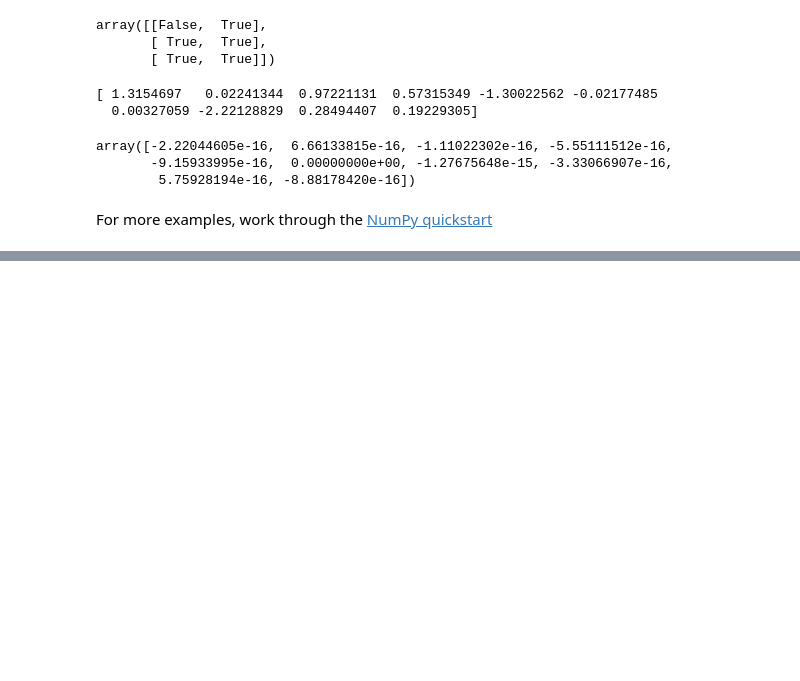
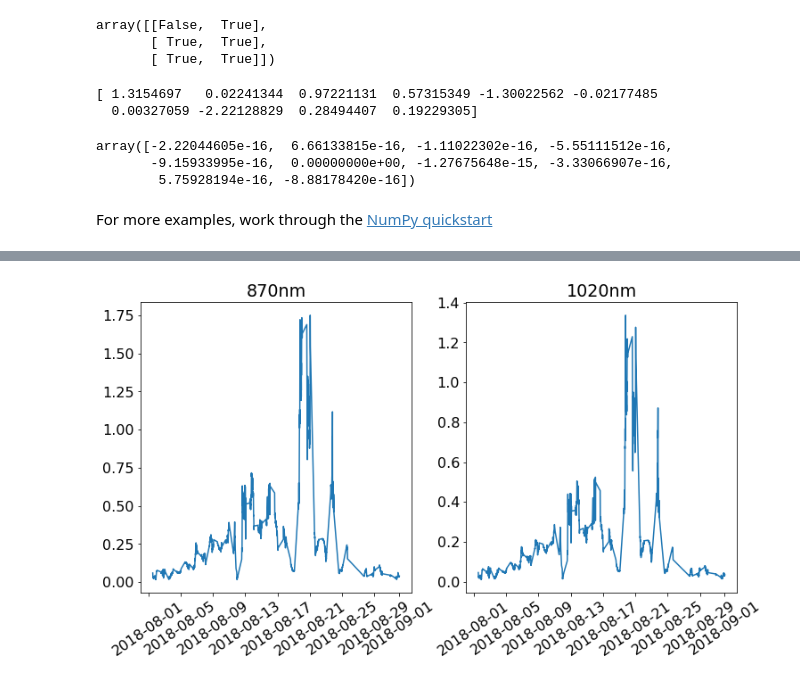
Before and after one commit to mhgcmcc/AGU-python-workshop-2019, a Jupyter notebook: part-1.ipynb, the cells around one changed output, grey strips where cells are left out. Cells and saved outputs as stored; diff of their text form; code cells hidden in the pictures; blank space fills up the shorter version.

```diff
--- a/part-1.ipynb
+++ b/part-1.ipynb
@@ -209,0 +377,17 @@ For more examples, work through the [NumPy quickstart](https://docs.scipy.org/do
+# %%
+# Call the subplot - in column one, write the AOD_870nm plot
+plt.subplot(1, 2, 1)
+
+plt.plot(ground_station_PNNL['datetime'], ground_station_PNNL['AOD_870nm'])
+plt.xticks(rotation=35)
+plt.title('870nm')
+
+# Call the subplot - in column one, write the AOD_1020nm plot
+plt.subplot(1, 2, 2)
+plt.plot(ground_station_PNNL['datetime'], ground_station_PNNL['AOD_1020nm'])
+plt.xticks(rotation=35)
+plt.title('1020nm')
+
+plt.show()
+# %% [output]
+[figure, added]
```
Also changed, not shown: parts of 29 cells of this notebook, 1 other file.
